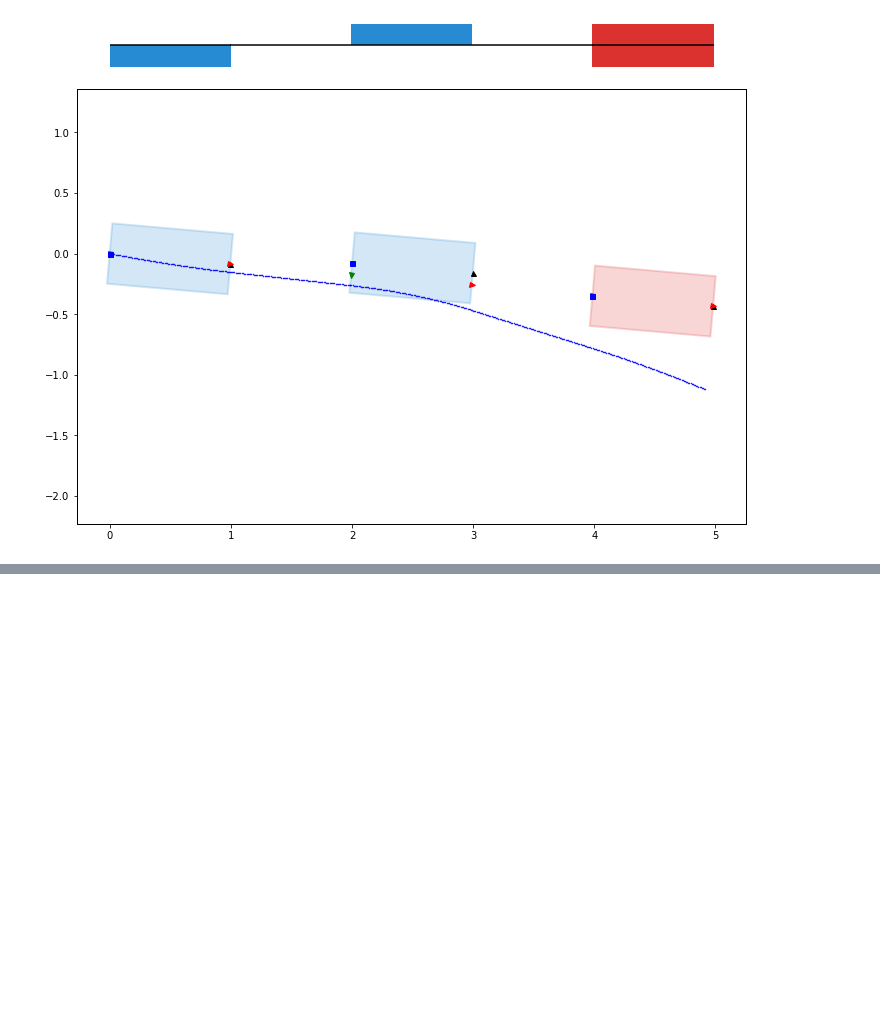
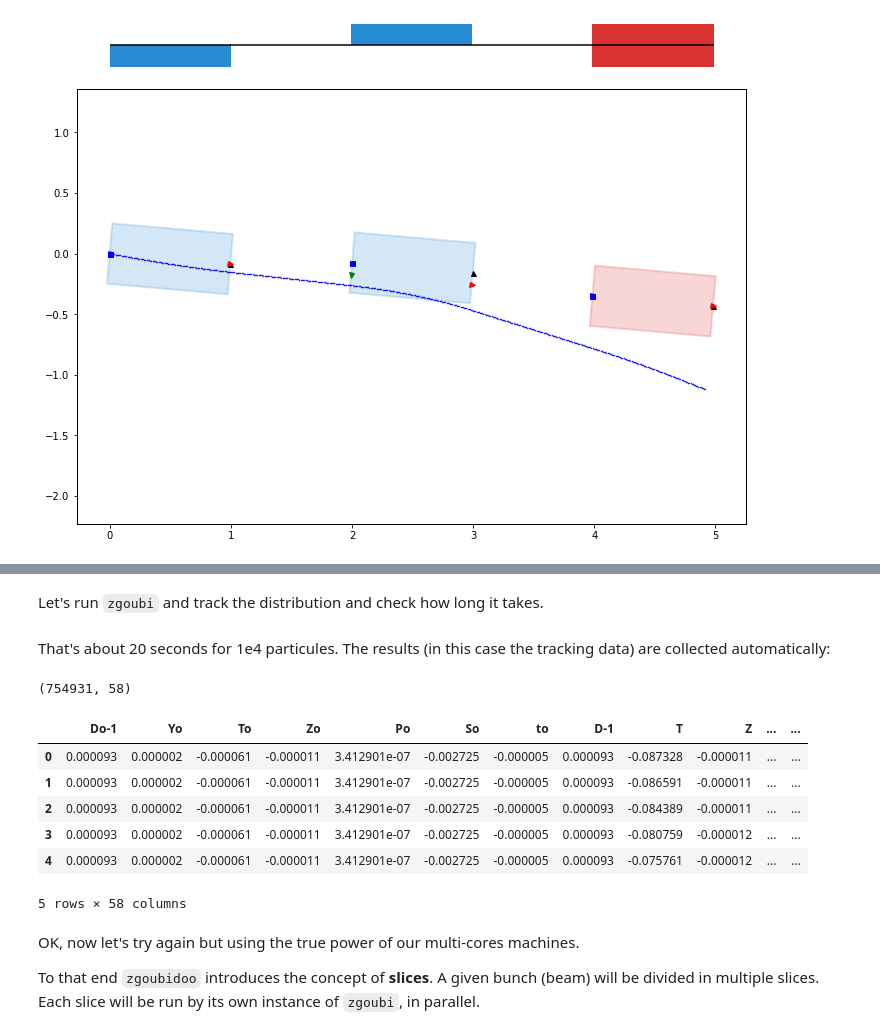
Before and after one commit to radiasoft/Zgoubi-Workshop, a Jupyter notebook: Zgoubidoo/Zgoubidoo tutorial.ipynb, the cells around one changed output, grey strips where cells are left out. Cells and saved outputs as stored; diff of their text form; code cells hidden in the pictures; blank space fills up the shorter version.

Commit message:
Improve Zgoubidoo tutorial, now with multithreading

```diff
--- a/Zgoubidoo/Zgoubidoo tutorial.ipynb
+++ b/Zgoubidoo/Zgoubidoo tutorial.ipynb
@@ -599,0 +614,3 @@ zi.plot(ax=artist.ax, tracks=zr.tracks)
+# %%
+my_bunch = BeamZgoubiDistribution('BUNCH', kinematics=k, particle=Proton, IMAX=1e4)
+my_bunch
@@ -599,0 +633,37 @@ zi.plot(ax=artist.ax, tracks=zr.tracks)
+# %%
+qf = Quadrupole('QF', XL=1*_.m, B0=0.1 * _.tesla, ALE=5*_.degree, KPOS=1)
+qd = Quadrupole('QD', XL=1*_.m, B0=-0.05 * _.tesla, YCE=10*_.cm, KPOS=2)
+
+zi = zgoubidoo.Input(name='FODO', line=[
+    my_bunch,
+    qf,
+    FakeDrift(XL=1 * _.m),  # FakeDrift is actually a MULTIPOLE with a very small but non zero B0 field, forcing zgoubi to track
+    qd,
+    FakeDrift(XL=1 * _.m),  # FakeDrift is actually a MULTIPOLE with a very small but non zero B0 field, forcing zgoubi to track
+])
+
+zi.XPAS = 1.0 * _.cm  # Note that the parameters of all the elements in the input can be set with a single command
+# %% [markdown]
+Let's run `zgoubi` and track the distribution and check how long it takes.
+# %%
+%%timeit -n 1 -r 1
+z = zgoubidoo.Zgoubi()
+zr = z(zi).collect()
+# %% [markdown]
+That's about 20 seconds for 1e4 particules. The results (in this case the tracking data) are collected automatically:
+# %%
+print(zr.tracks.shape)
+zr.tracks.head(5)
+# %% [output]
+(754931, 58)
+|  | Do-1 | Yo | To | Zo | Po | So | to | D-1 | T | Z | ... | ... |
+| 0 | 0.000093 | 0.000002 | -0.000061 | -0.000011 | 3.412901e-07 | -0.002725 | -0.000005 | 0.000093 | -0.087328 | -0.000011 | ... | ... |
+| 1 | 0.000093 | 0.000002 | -0.000061 | -0.000011 | 3.412901e-07 | -0.002725 | -0.000005 | 0.000093 | -0.086591 | -0.000011 | ... | ... |
+| 2 | 0.000093 | 0.000002 | -0.000061 | -0.000011 | 3.412901e-07 | -0.002725 | -0.000005 | 0.000093 | -0.084389 | -0.000011 | ... | ... |
+| 3 | 0.000093 | 0.000002 | -0.000061 | -0.000011 | 3.412901e-07 | -0.002725 | -0.000005 | 0.000093 | -0.080759 | -0.000012 | ... | ... |
+| 4 | 0.000093 | 0.000002 | -0.000061 | -0.000011 | 3.412901e-07 | -0.002725 | -0.000005 | 0.000093 | -0.075761 | -0.000012 | ... | ... |
+5 rows × 58 columns
+# %% [markdown]
+OK, now let's try again but using the true power of our multi-cores machines.
+
+To that end `zgoubidoo` introduces the concept of **slices**. A given bunch (beam) will be divided in multiple slices. Each slice will be run by its own instance of `zgoubi`, in parallel.
```
Also changed, not shown: parts of 13 cells of this notebook.
